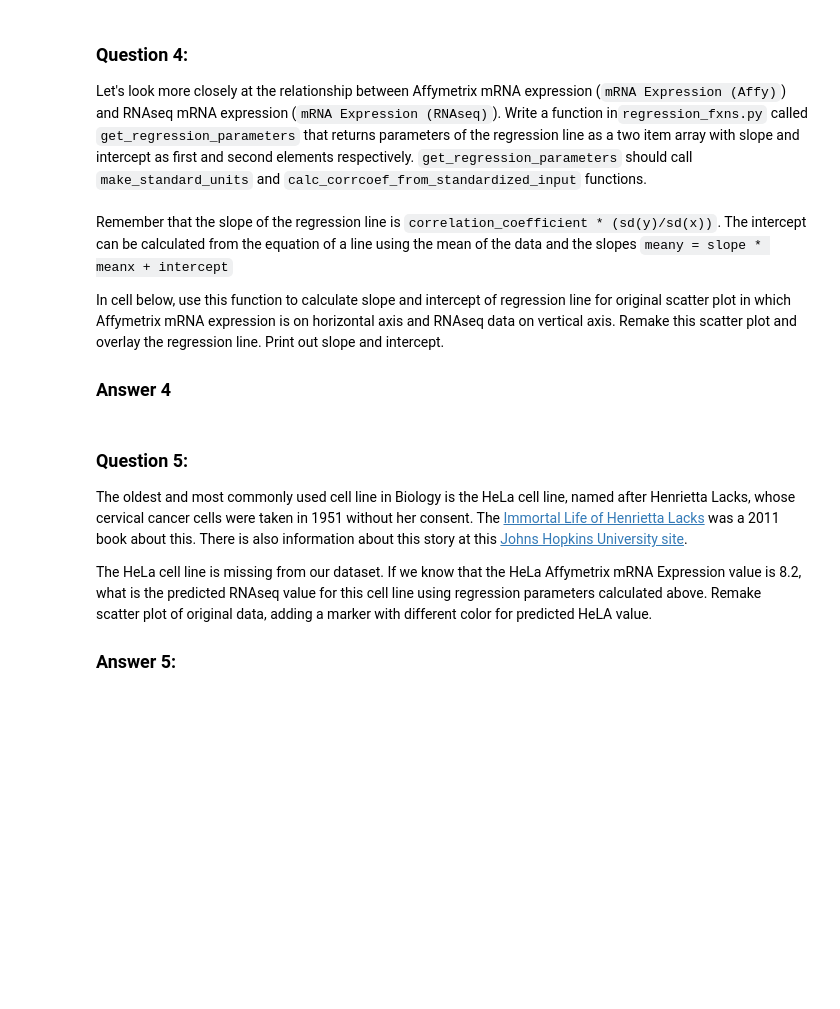
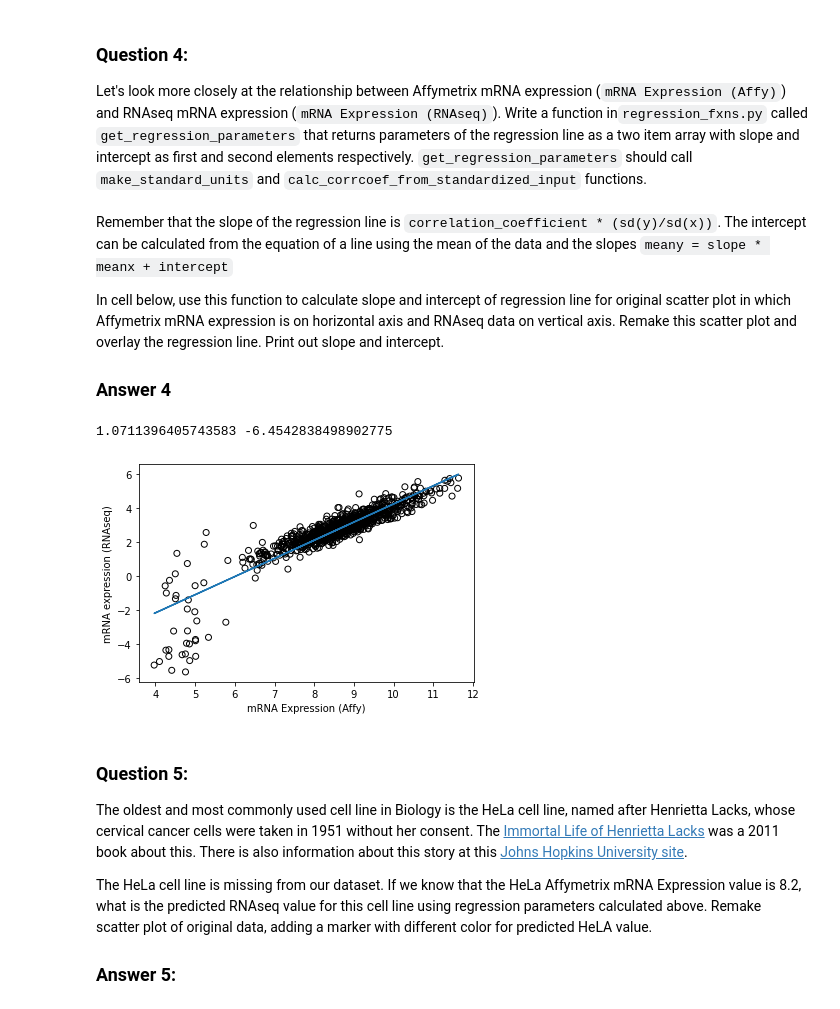
Before and after one commit to AlexSath/BDS311_HW08, a Jupyter notebook: hw08_baur.ipynb, the cells around one changed output. Cells and saved outputs as stored; diff of their text form; code cells hidden in the pictures; blank space fills up the shorter version.

```diff
--- a/hw08_baur.ipynb
+++ b/hw08_baur.ipynb
@@ -125,3 +124,18 @@ Print out slope and intercept.
+# %%
+[slope,intercept]=regf.get_regression_parameters(pten_df['mRNA Expression (Affy)'],pten_df['mRNA Expression (RNAseq)'])
+print(slope,intercept)
+
+plt.scatter(pten_df['mRNA Expression (Affy)'],pten_df['mRNA Expression (RNAseq)'],facecolors='none',edgecolors='k')
+plt.ylabel('mRNA expression (RNAseq)')
+plt.xlabel('mRNA Expression (Affy)')
+
+xpts=pten_df['mRNA Expression (Affy)']
+ypts=slope*(pten_df['mRNA Expression (Affy)'])+intercept
+plt.plot(xpts,ypts)
+plt.show()
+# %% [output]
+1.0711396405743583 -6.4542838498902775
+[figure, added]
 # %% [markdown]
 ### Question 5:
 
```
Also changed, not shown: parts of 2 cells of this notebook.
